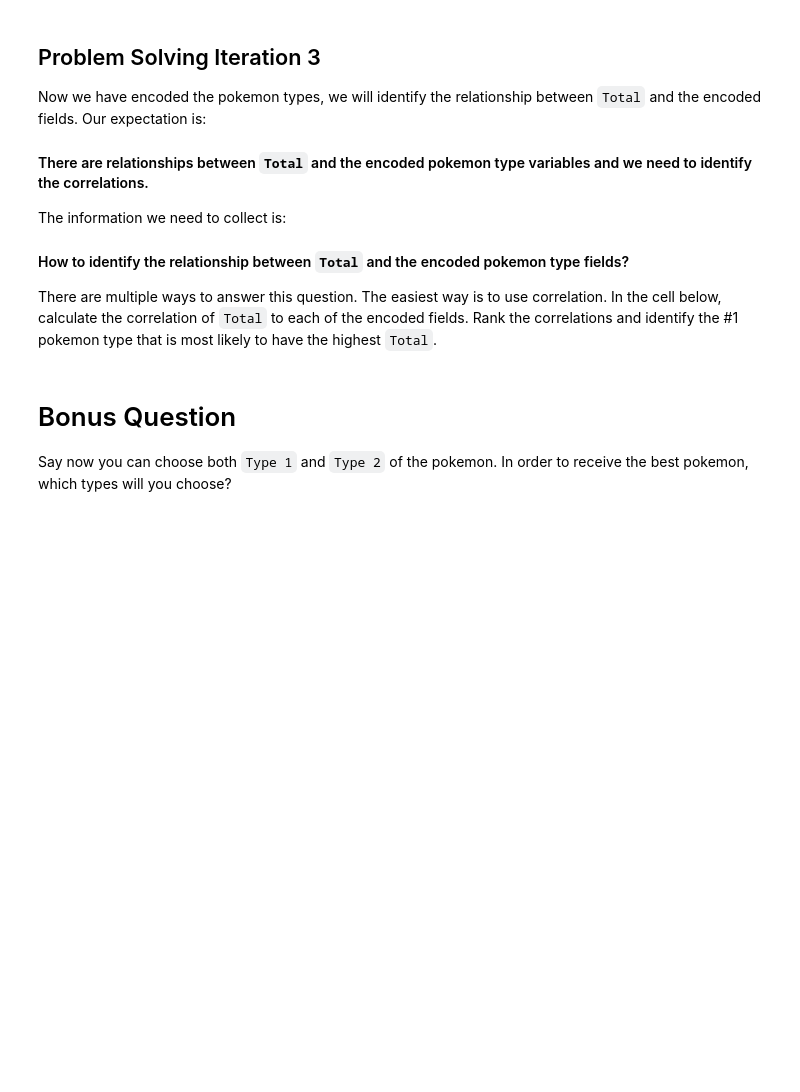
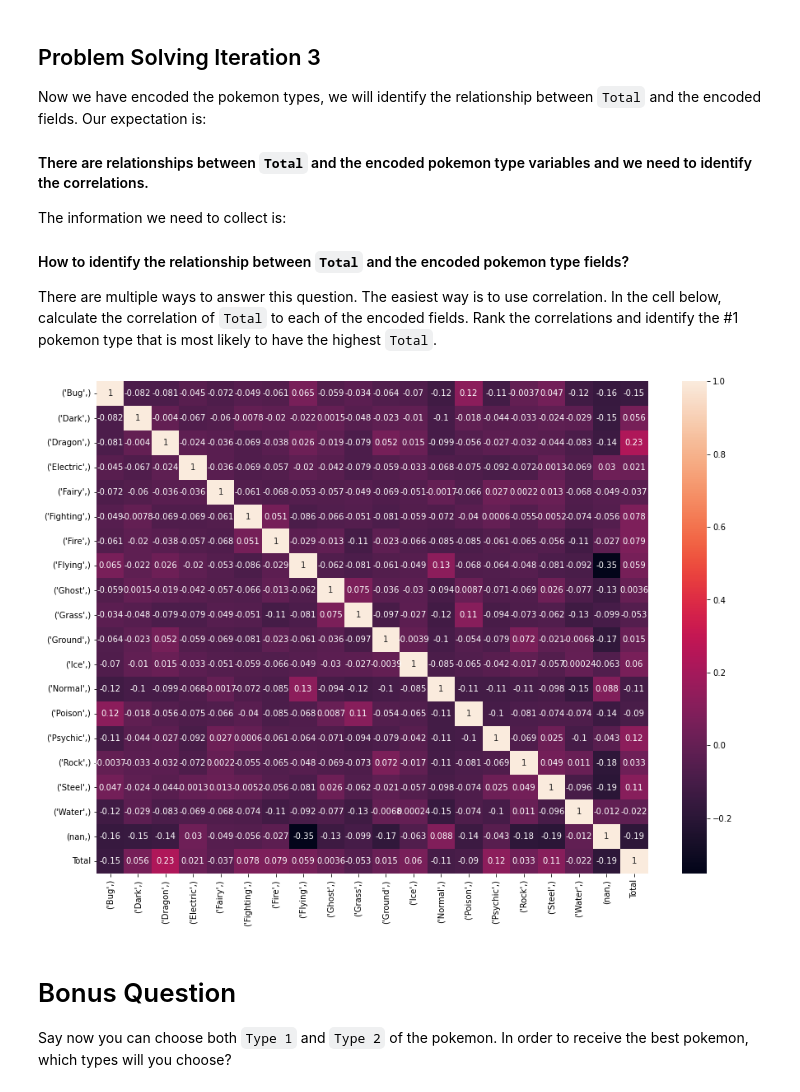
Before and after one commit to colemaqe/lab-dataframe-calculations, a Jupyter notebook: your-code/challenge-2.ipynb, the cells around one changed output. Saved outputs shown, nothing was run; the diff lists cells and outputs as text; code cells hidden in the pictures; blank space fills up the shorter version.

```diff
--- a/your-code/challenge-2.ipynb
+++ b/your-code/challenge-2.ipynb
@@ -90,3 +111,12 @@ The new numerical variables you create should look like below:
 ![One Hot Encoding](../images/one-hot-encoding.png)
 # %%
 # your code here
+# %%
+from sklearn.preprocessing import OneHotEncoder
+
+type1 = pokemon[['Type 1']]
+
+encoder_type1 = OneHotEncoder().fit(type1)
+encoded_types_type1 = encoder_type1.transform(type1).toarray()
+onehot_encoded_type1 = pd.DataFrame(encoded_types_type1,columns = encoder_type1.categories_)
+onehot_encoded_type1
@@ -92,0 +159,7 @@ The new numerical variables you create should look like below:
+# %%
+type2 = pokemon[['Type 2']]
+
+encoder_type2 = OneHotEncoder().fit(type2)
+encoded_types_type2 = encoder_type2.transform(type2).toarray()
+onehot_encoded_type2 = pd.DataFrame(encoded_types_type2,columns = encoder_type2.categories_)
+onehot_encoded_type2
@@ -92,0 +207,3 @@ The new numerical variables you create should look like below:
+# %%
+one_hot_encoded = onehot_encoded_type1.add(onehot_encoded_type2,fill_value=0)
+one_hot_encoded
@@ -92,0 +224,4 @@ The new numerical variables you create should look like below:
+# %%
+total = pokemon['Total']
+total_types = one_hot_encoded.join(total)
+total_types
@@ -106,0 +257,9 @@ There are multiple ways to answer this question. The easiest way is to use corre
+# %%
+# your code here
+
+correlation_matrix = total_types.corr()
+plt.figure(figsize=(15, 11))
+sns.heatmap(correlation_matrix, annot=True)
+plt.show()
+# %% [output]
+[figure, added]
```
Also changed, not shown: parts of 15 cells of this notebook.
